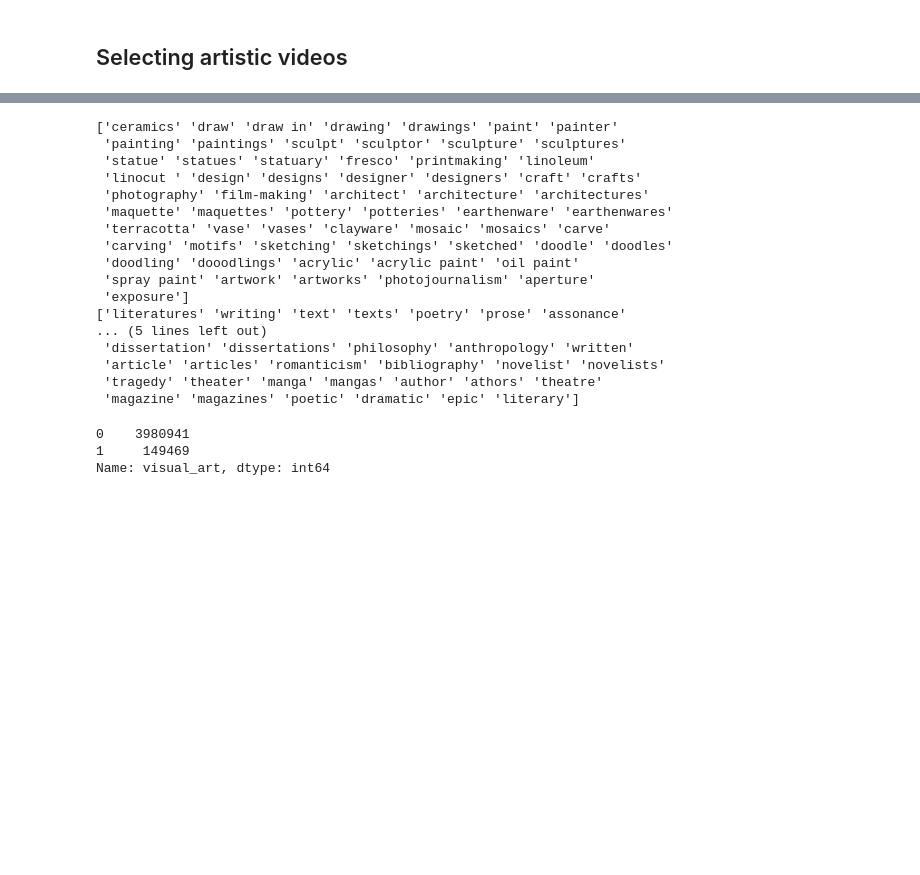
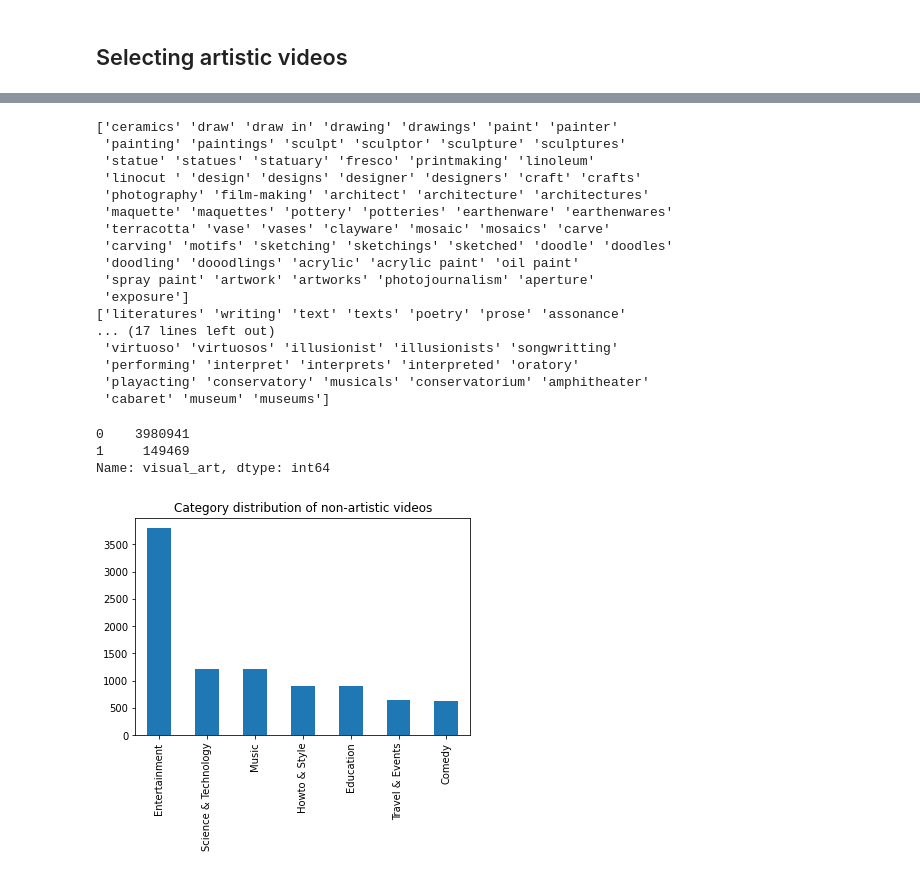
Before and after one commit to epfl-ada/ada-2022-project-geksada, a Jupyter notebook: preliminary_analysis.ipynb, the cells around one changed output, grey strips where cells are left out. Drawn from its saved outputs; the diff is of its cells as text; code cells hidden in the pictures; blank space fills up the shorter version.

Commit message:
add graphs

```diff
--- a/preliminary_analysis.ipynb
+++ b/preliminary_analysis.ipynb
@@ -60,18 +79,24 @@ df_meta_16.head()
 # Words of Visual Arts
 words_path_visual = "visual_arts.txt"
 words_path_literary = "literary_art.txt"
+words_path_performing = "performing_art.txt"
+
 
 visual_arts = pd.read_csv(words_path_visual)
 literary_arts = pd.read_csv(words_path_literary)
+performing_arts = pd.read_csv(words_path_performing)
 
 visual_words = visual_arts.values
 literary_words = literary_arts.values
+performing_words = performing_arts.values
 
 visual_words = visual_words.flatten()
 literary_words = literary_words.flatten()
+performing_words = performing_words.flatten()
 
 print(visual_words)
 print(literary_words)
+print(performing_words)
 # %% [output]
 ['ceramics' 'draw' 'draw in' 'drawing' 'drawings' 'paint' 'painter'
  'painting' 'paintings' 'sculpt' 'sculptor' 'sculpture' 'sculptures'
@@ -85,11 +110,11 @@ print(literary_words)
  'spray paint' 'artwork' 'artworks' 'photojournalism' 'aperture'
  'exposure']
 ['literatures' 'writing' 'text' 'texts' 'poetry' 'prose' 'assonance'
-... (5 lines left out)
- 'dissertation' 'dissertations' 'philosophy' 'anthropology' 'written'
- 'article' 'articles' 'romanticism' 'bibliography' 'novelist' 'novelists'
- 'tragedy' 'theater' 'manga' 'mangas' 'author' 'athors' 'theatre'
- 'magazine' 'magazines' 'poetic' 'dramatic' 'epic' 'literary']
+... (17 lines left out)
+ 'virtuoso' 'virtuosos' 'illusionist' 'illusionists' 'songwritting'
+ 'performing' 'interpret' 'interprets' 'interpreted' 'oratory'
+ 'playacting' 'conservatory' 'musicals' 'conservatorium' 'amphitheater'
+ 'cabaret' 'museum' 'museums']
 # %%
 def check_tags_in_list(tags, word_list):
     word_present = 0
@@ -108,9 +133,19 @@ def check_tags_in_list(tags, word_list):
 # %%
 df_meta_16['visual_art'] = df_meta_16['tags'].apply(lambda x : check_tags_in_list(x, visual_words))
 df_meta_16['literary_art'] = df_meta_16['tags'].apply(lambda x : check_tags_in_list(x, literary_words))
+df_meta_16['performing_art'] = df_meta_16['tags'].apply(lambda x : check_tags_in_list(x, performing_words))
 # %%
 df_meta_16.visual_art.value_counts()
 # %% [output]
 0    3980941
 1     149469
 Name: visual_art, dtype: int64
+# %%
+non_art_df = df_meta_16[(df_meta_16.visual_art==0) & (df_meta_16.literary_art==0) & (df_meta_16.performing_art==0)]
+
+plt.figure()
+non_art_df.categories.value_counts().plot(kind='bar')
+plt.title("Category distribution of non-artistic videos")
+plt.show()
+# %% [output]
+[figure, added]
```
Also changed, not shown: parts of 9 cells of this notebook.
